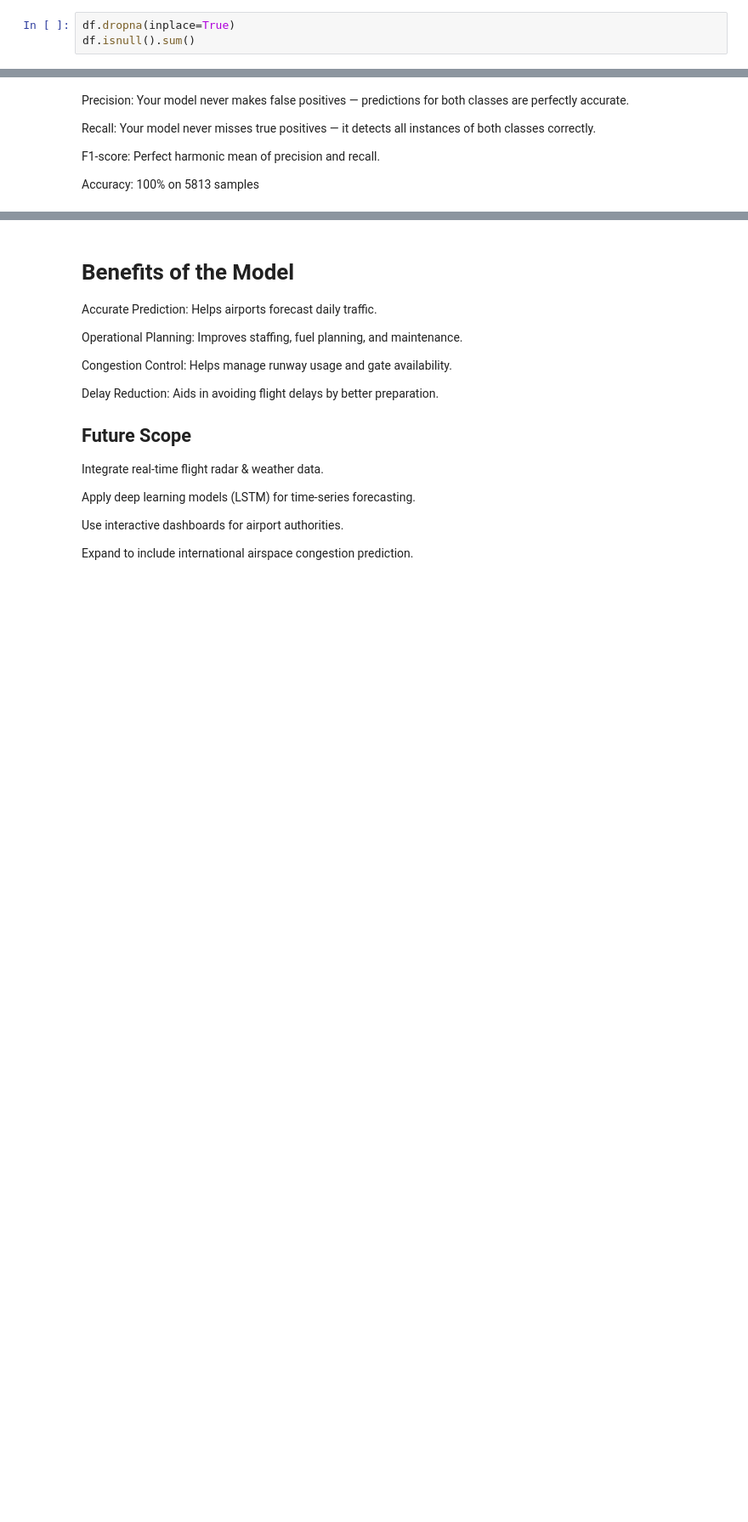
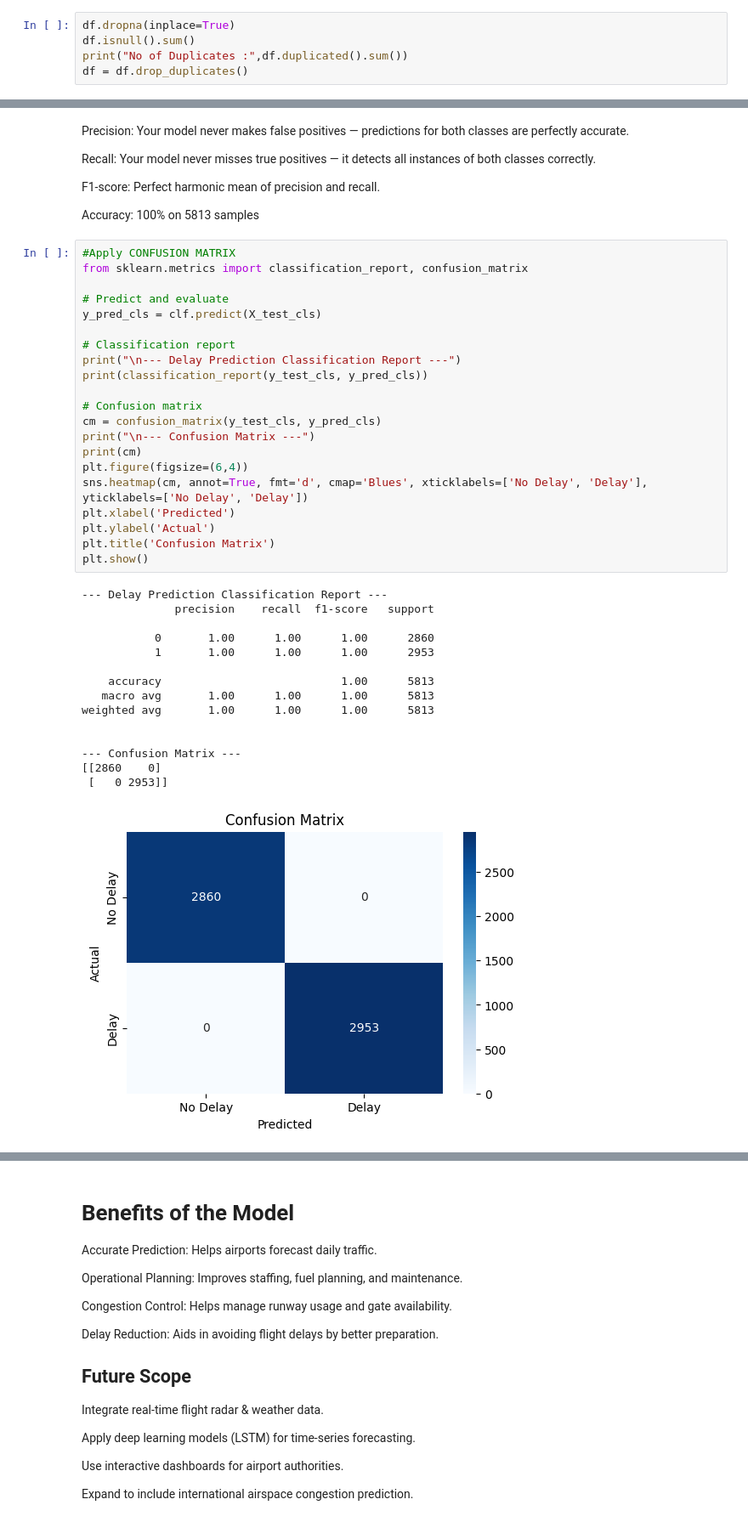
Before and after one commit to ROSEVARGHESE95/Airport-traffic-analysis-2025, a Jupyter notebook: AIRPORT1.ipynb, the cells around one changed output, grey strips where cells are left out. Shown at 85% size. Cells and saved outputs as stored; diff of their text form; blank space fills up the shorter version.

```diff
--- a/AIRPORT1.ipynb
+++ b/AIRPORT1.ipynb
@@ -235,4 +235,6 @@ for col in df.columns:
 # %%
 df.dropna(inplace=True)
 df.isnull().sum()
+print("No of Duplicates :",df.duplicated().sum())
+df = df.drop_duplicates()
 # %% [output]
@@ -1053,3 +1041,40 @@ Recall: Your model never misses true positives — it detects all instances of b
 F1-score: Perfect harmonic mean of precision and recall.
 
 Accuracy: 100% on 5813 samples
+# %%
+#Apply CONFUSION MATRIX
+from sklearn.metrics import classification_report, confusion_matrix
+
+# Predict and evaluate
+y_pred_cls = clf.predict(X_test_cls)
+
+# Classification report
+print("\n--- Delay Prediction Classification Report ---")
+print(classification_report(y_test_cls, y_pred_cls))
+
+# Confusion matrix
+cm = confusion_matrix(y_test_cls, y_pred_cls)
+print("\n--- Confusion Matrix ---")
+print(cm)
+plt.figure(figsize=(6,4))
+sns.heatmap(cm, annot=True, fmt='d', cmap='Blues', xticklabels=['No Delay', 'Delay'], yticklabels=['No Delay', 'Delay'])
+plt.xlabel('Predicted')
+plt.ylabel('Actual')
+plt.title('Confusion Matrix')
+plt.show()
+# %% [output]
+--- Delay Prediction Classification Report ---
+              precision    recall  f1-score   support
+
+           0       1.00      1.00      1.00      2860
+           1       1.00      1.00      1.00      2953
+
+    accuracy                           1.00      5813
+   macro avg       1.00      1.00      1.00      5813
+weighted avg       1.00      1.00      1.00      5813
+
+
+--- Confusion Matrix ---
+[[2860    0]
+ [   0 2953]]
+[figure, added]
```
Also changed, not shown: parts of 2 cells of this notebook.
